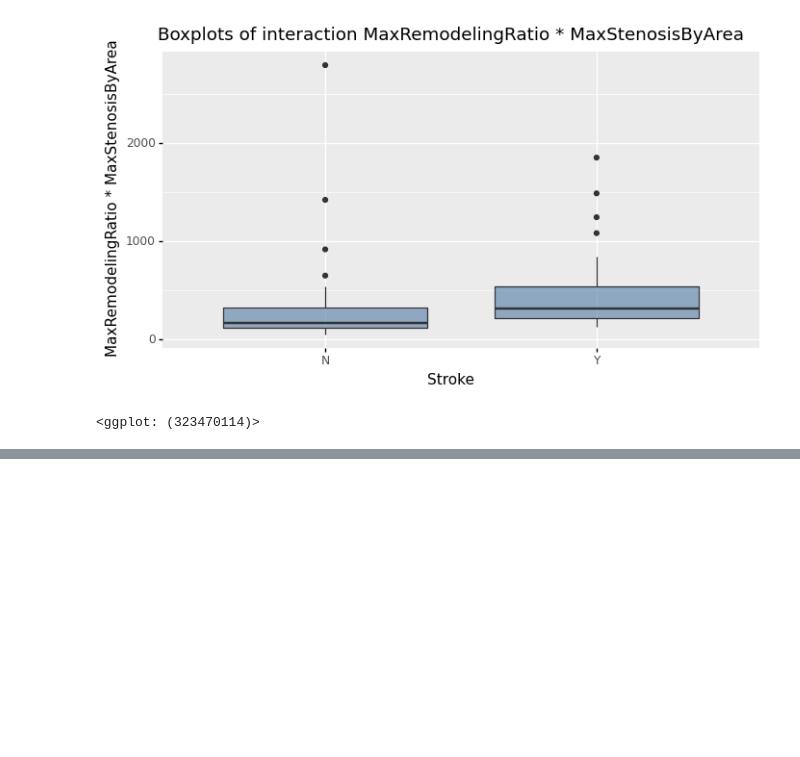
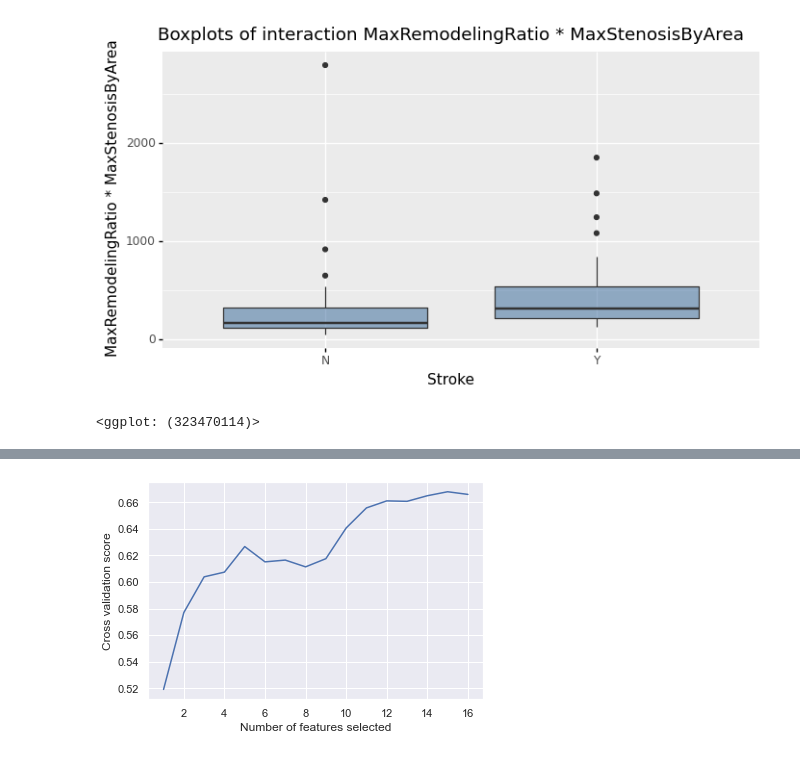
Before and after one commit to nshahpazov/fes-in-python, a Jupyter notebook: 02-illustrative-example.ipynb, the cells around one changed output, grey strips where cells are left out. Saved outputs shown, nothing was run; the diff lists cells and outputs as text; code cells hidden in the pictures; blank space fills up the shorter version.

```diff
--- a/02-illustrative-example.ipynb
+++ b/02-illustrative-example.ipynb
@@ -437,0 +475,69 @@ pvalue = 0.07
+# %%
+from sklearn.base import BaseEstimator, TransformerMixin
+
+class CorrelationFilterTransformer(BaseEstimator, TransformerMixin):
+    def __init__(self, threshold=0.9):
+        self.threshold = threshold
+
+    def fit(self, X, y=None):
+        Xt = X.copy()
+        if type(Xt).__module__ != np.__name__:
+            Xt = Xt.to_numpy()
+
+        corr_matrix = np.corrcoef(X.T).astype("float")
+        corr_matrix[np.tril_indices(corr_matrix.shape[0])] = np.nan
+
+        self._corr_indices = np.where(corr_matrix > self.threshold)
+        return self
+
+    def transform(self, X):
+        return np.delete(X, self._corr_indices[0], axis=1)
+
+    def get_removed_feature_names(self, columns):
+        return columns[self._corr_indices[1]]
+
+    def get_left_feature_names(self, columns):
+        return np.delete(columns, self._corr_indices[1])
+
+    def get_correlated_with(self, columns):
+        return columns[self._corr_indices[0]]
+
+
+crft = CorrelationFilterTransformer()
+
+crft.fit(vc_stroke_train_scaled_df.to_numpy())
+Xt = crft.transform(vc_stroke_train_scaled_df.to_numpy())
+
+a = crft.get_removed_feature_names(vc_stroke_train_scaled_df.columns)
+b = crft.get_correlated_with(vc_stroke_train_scaled_df.columns)
+c = crft.get_left_feature_names(vc_stroke_train_scaled_df.columns)
+
+df = pd.DataFrame(Xt, columns=c)
+
+from sklearn.model_selection import StratifiedKFold
+from sklearn.metrics import roc_auc_score
+
+lr = LogisticRegression(penalty='none')
+rkf = RepeatedKFold(n_splits=10, n_repeats=5)
+
+rfecv = RFECV(lr, cv=rkf, scoring="roc_auc")
+
+rfecv.fit(df, y_train)
+
+min_features_to_select = 1
+
+rfecv.classes_
+
+# Plot number of features VS. cross-validation scores
+plt.figure()
+plt.xlabel("Number of features selected")
+plt.ylabel("Cross validation score")
+
+rfecv.grid_scores_.shape[0]
+
+plt.plot(range(min_features_to_select,
+               rfecv.grid_scores_.shape[0] + min_features_to_select),
+         rfecv.grid_scores_.mean(axis=1))
+plt.show()
+# %% [output]
+[figure, added]
```
Also changed, not shown: parts of 9 cells of this notebook.
